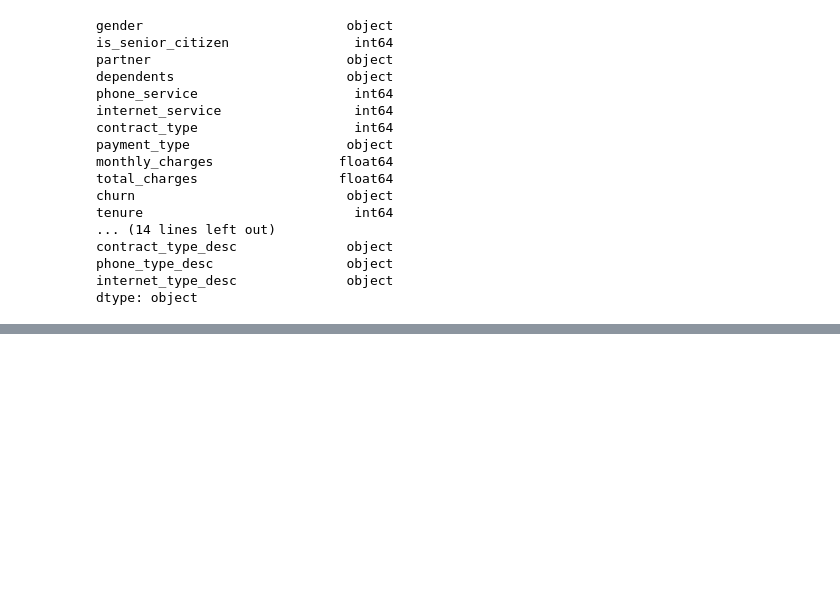
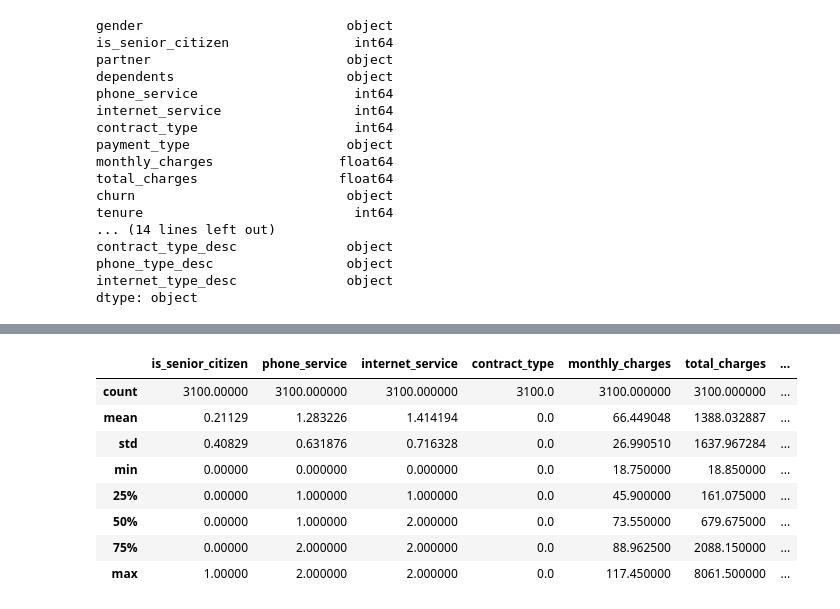
Before and after one commit to Jared-Godar/storytelling, a Jupyter notebook: project/telecom_churn_model.ipynb, the cells around one changed output, grey strips where cells are left out. Cells and saved outputs as stored; diff of their text form; code cells hidden in the pictures; blank space fills up the shorter version.

```diff
--- a/project/telecom_churn_model.ipynb
+++ b/project/telecom_churn_model.ipynb
@@ -157,0 +244,12 @@ dtype: object
+# %%
+X_train.describe()
+# %% [output]
+|  | is_senior_citizen | phone_service | internet_service | contract_type | monthly_charges | total_charges | ... |
+| count | 3100.00000 | 3100.000000 | 3100.000000 | 3100.0 | 3100.000000 | 3100.000000 | ... |
+| mean | 0.21129 | 1.283226 | 1.414194 | 0.0 | 66.449048 | 1388.032887 | ... |
+| std | 0.40829 | 0.631876 | 0.716328 | 0.0 | 26.990510 | 1637.967284 | ... |
+| min | 0.00000 | 0.000000 | 0.000000 | 0.0 | 18.750000 | 18.850000 | ... |
+| 25% | 0.00000 | 1.000000 | 1.000000 | 0.0 | 45.900000 | 161.075000 | ... |
+| 50% | 0.00000 | 1.000000 | 2.000000 | 0.0 | 73.550000 | 679.675000 | ... |
+| 75% | 0.00000 | 2.000000 | 2.000000 | 0.0 | 88.962500 | 2088.150000 | ... |
+| max | 1.00000 | 2.000000 | 2.000000 | 0.0 | 117.450000 | 8061.500000 | ... |
```
Also changed, not shown: parts of 32 cells of this notebook, 3 other files.
